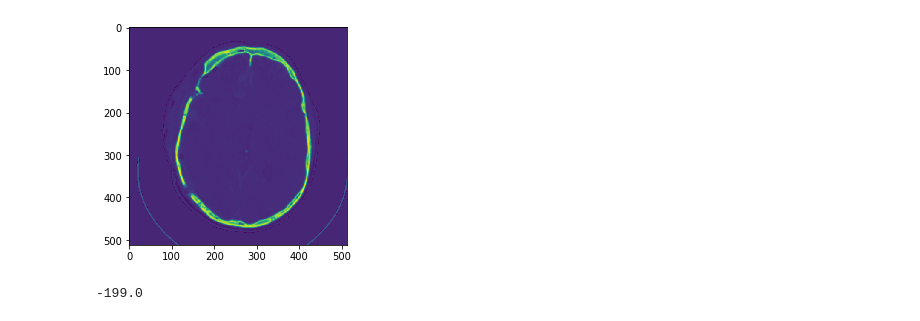
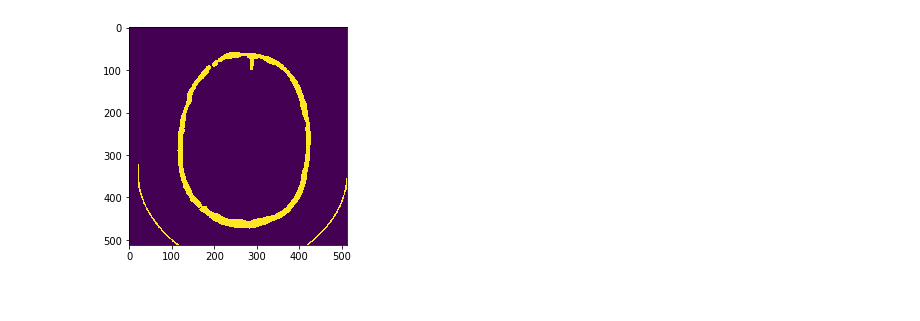
Before and after one commit to fair77637/DC-Project-Master, a Jupyter notebook: cleancode/Basics.ipynb, the cells around one changed output. Saved outputs shown, nothing was run; the diff lists cells and outputs as text; code cells hidden in the pictures.

Commit message:
BONE PROTRUSION

```diff
--- a/cleancode/Basics.ipynb
+++ b/cleancode/Basics.ipynb
@@ -144,9 +0,0 @@ pixelspacings = []
-# %%
-import core
-import os
-for i in range(len(paths)):
-    print i
-    path = paths[i]
-    if path.endswith('.dcm'):
-        array, ConstPixelSpacing, origin, path, affine = core.dicom2np(path)
-        pixelspacings.append((ConstPixelSpacing))
@@ -264,6 +0,0 @@ info = []
-# %%
-if path.endswith('.dcm'):
-    array, ConstPixelSpacing, origin, path, affine = core.dicom2np(path)
-    bone = core.thresholdnp(array, 900, 1500)
-    softtissue  = core.thresholdnp(array, 0, 80)
-    pixelspacing.append(ConstPixelSpacing)
@@ -276,7 +1,30 @@ array1 = np.multiply(skin_mask, (skin_mask>0.0).astype(int))
+# %%
+import os
+import numpy as np
+import core
+import pylab as plt
+import nibabel as nib
+from skimage import filters
+from scipy import ndimage
+
+planes = np.load('/Users/fair00542/Desktop/DC Image Analysis/DC-project-master/cleancode/planes-params.npy')
+pixelspacing = []
+path = '/Users/fair00542/Desktop/DC Image Analysis/TestImages/ScanB/1.3.12.2.1107.5.1.4.51967.30000014110308064564000003663.dcm'
+if path.endswith('.dcm'):
+    array, ConstPixelSpacing, origin, path, affine = core.dicom2np(path)
+    #bone = core.thresholdnp(array, 900, 1500)
+    #softtissue  = core.thresholdnp(array, 0, 80)
+    pixelspacing.append(ConstPixelSpacing)
+
+#threshold, get-rid of outliars
+tarray = np.multiply(array, (array>-1024).astype(int))
+tarray = np.multiply(tarray, (tarray<3071).astype(int))
+array1 = np.multiply(tarray, (tarray>0.0).astype(int))
+
+#skull
+skull_mask = (array1>100.0).astype(int) #boolea
 # %%
-plt.imshow(skin_mask[:,:,55])
+plt.imshow(skull_mask[:,:,65])
 plt.show()
-skin_mask.min()
 # %% [output]
-[figure, old version]
+[figure, new version]
--199.0
```
Also changed, not shown: parts of 54 cells of this notebook, 1 other file.
